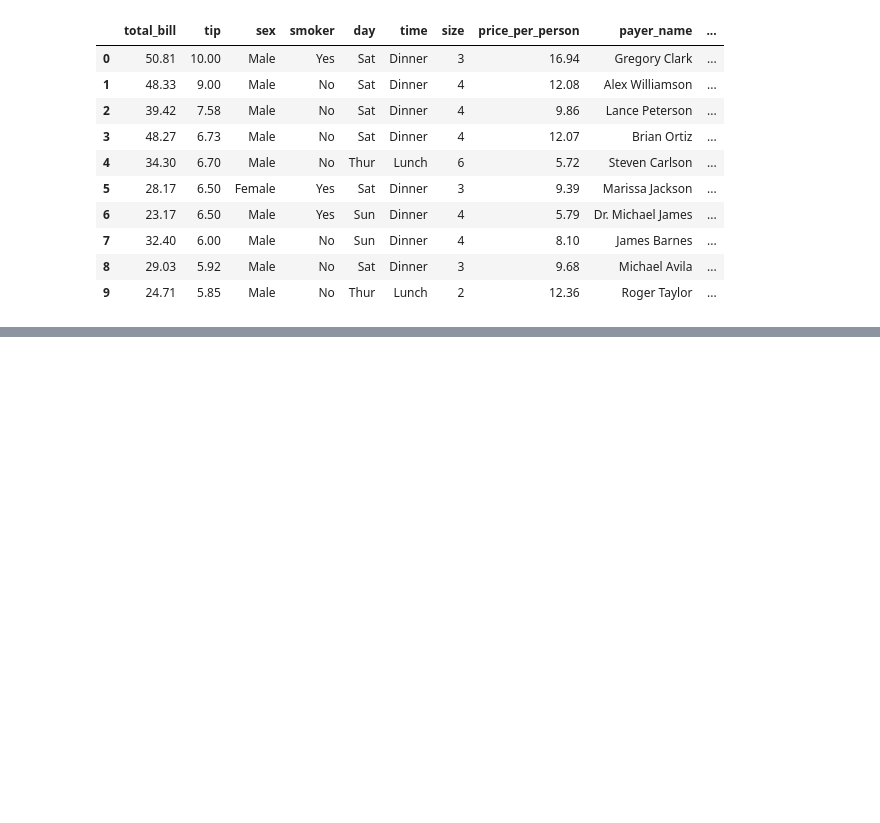
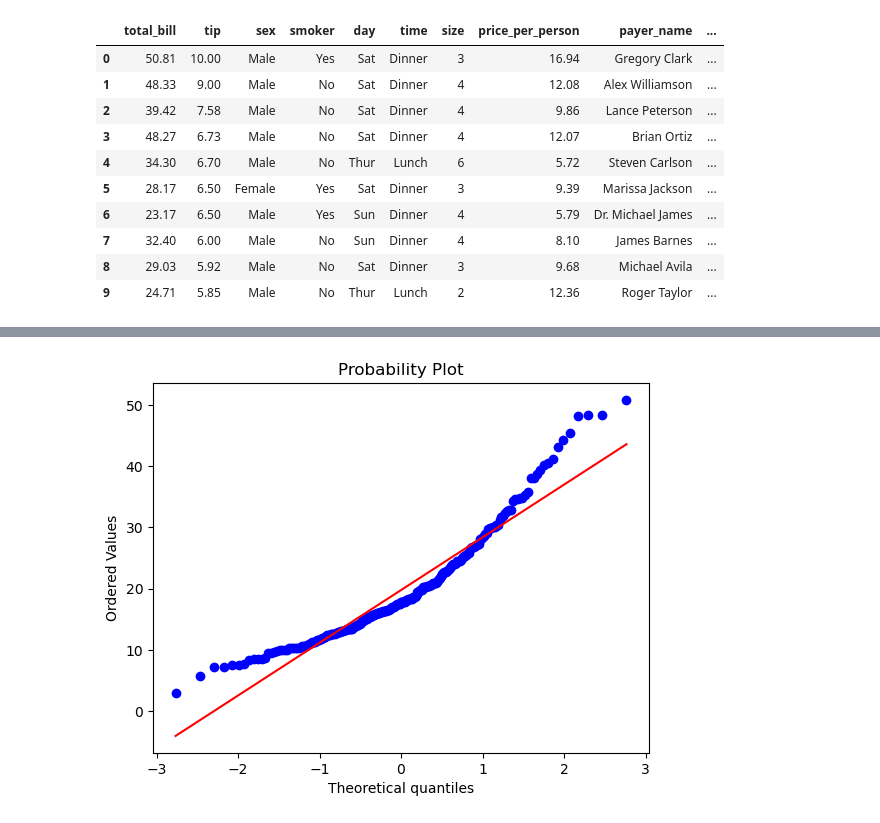
Before and after one commit to BulutMehmetAli/Machine-Learning-Journey, a Jupyter notebook: Pandas/ProgressiveOverloading.ipynb, the cells around one changed output, grey strips where cells are left out. Drawn from its saved outputs; the diff is of its cells as text; code cells hidden in the pictures; blank space fills up the shorter version.

```diff
--- a/Pandas/ProgressiveOverloading.ipynb
+++ b/Pandas/ProgressiveOverloading.ipynb
@@ -673,0 +781,8 @@ df.head(10)
+# %%
+from scipy import stats
+import matplotlib.pyplot as plt
+
+stats.probplot(df['total_bill'], plot=plt)
+plt.show()
+# %% [output]
+[figure, added]
```
Also changed, not shown: parts of 28 cells of this notebook.
